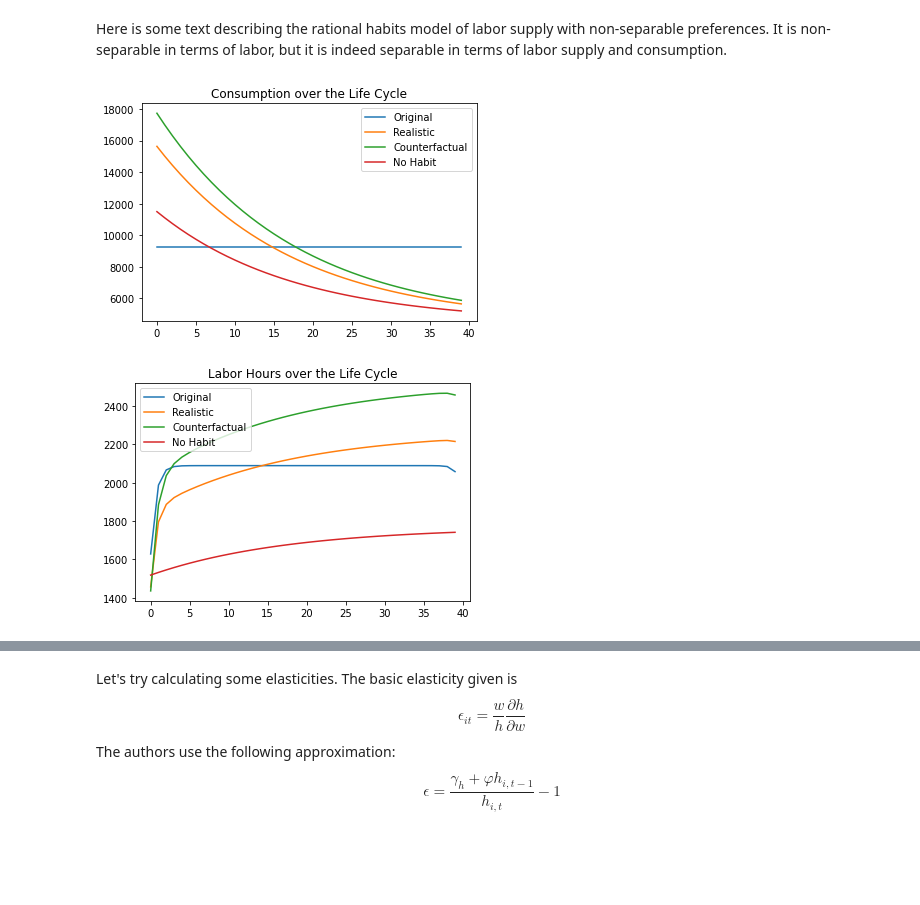
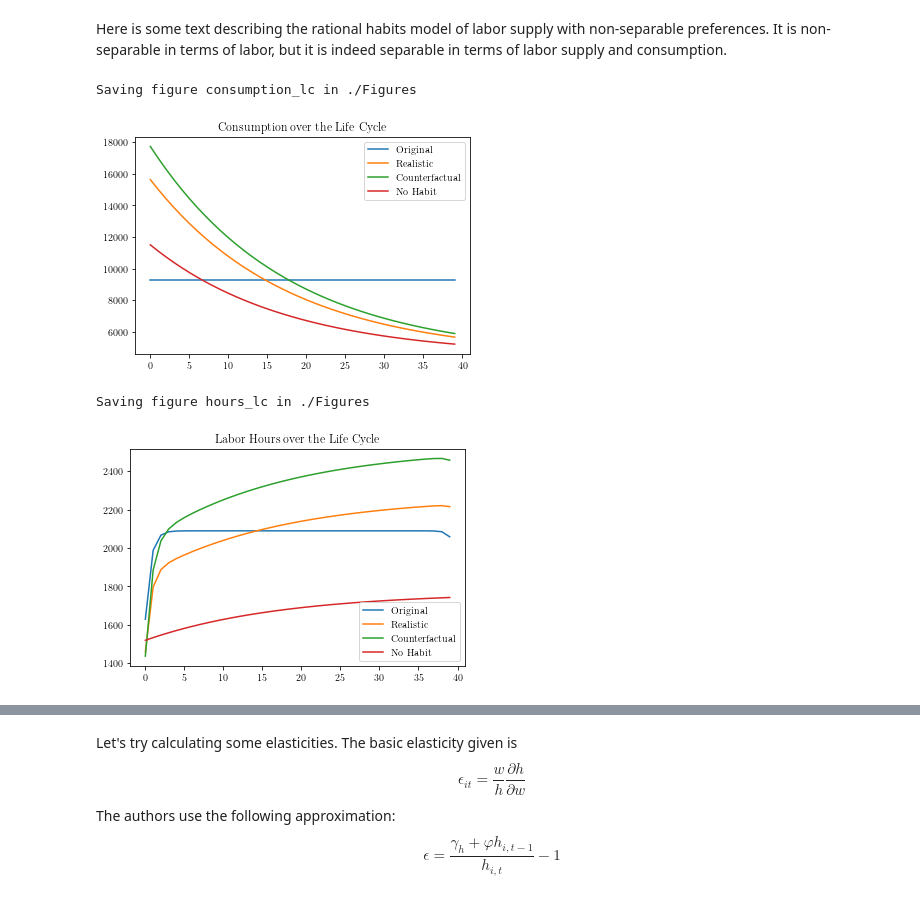
Before and after one commit to mmdrozd/CompMethods2021-DrozdMM, a Jupyter notebook: ProjectMMD.ipynb, the cells around one changed output, grey strips where cells are left out. Saved outputs shown, nothing was run; the diff lists cells and outputs as text; code cells hidden in the pictures; blank space fills up the shorter version.

Commit message:
Uses makeFig to save figures

```diff
--- a/ProjectMMD.ipynb
+++ b/ProjectMMD.ipynb
@@ -4,6 +4,41 @@
 import matplotlib.pyplot as plt
 import numpy as np
 import pandas as pd
+# %%
+# Import required HARK tools
+from HARK import __version__ as HARKversion
+from HARK.utilities import (
+    plot_funcs, find_gui, make_figs, determine_platform,
+    test_latex_installation, setup_latex_env_notebook)
+#from HARK.ConsumptionSaving.ConsIndShockModel import (
+#    PerfForesightConsumerType, IndShockConsumerType, init_perfect_foresight, init_idiosyncratic_shocks)
+
+
+# Whether to save the figures to Figures_dir
+saveFigs = True
+
+# Whether to draw the figures
+drawFigs = True
+
+pf = determine_platform() # latex checking depends on platform
+try: # test whether latex is installed on command line
+    latexExists = test_latex_installation(pf)
+except ImportError:  # windows and MacOS requires manual latex install
+    latexExists = False
+
+setup_latex_env_notebook(pf, latexExists)
+
+# check if GUI is present; if not then switch drawFigs to False and force saveFigs to be True
+if not find_gui():
+    drawFigs, saveFigs = False, True
+
+# Font sizes for figures
+fssml, fsmid, fsbig = 18, 22, 26
+
+def makeFig(figure_name, target_dir="./Figures"):
+    print('')
+    make_figs(figure_name, saveFigs, drawFigs, target_dir)
+    print('')
 # %% [markdown]
 Here is some text describing the rational habits model of labor supply with non-separable preferences. It is non-separable in terms of labor, but it is indeed separable in terms of labor supply and consumption.
 # %%
@@ -120,22 +155,26 @@ plt.plot(c3, label='Counterfactual')
 plt.plot(c4, label='No Habit')
 plt.legend()
 plt.title('Consumption over the Life Cycle')
-plt.savefig('Figures/consumption_lc.png', dpi=600)
+#plt.savefig('Figures/consumption_lc.png', dpi=600)
 #plt.show()
+makeFig('consumption_lc')
 # %% [output]
+Saving figure consumption_lc in ./Figures
-[figure, old version]
+[figure, new version]
 # %%
 plt.figure()
 plt.plot(h, label='Original')
 plt.plot(h2, label='Realistic')
 plt.plot(h3, label='Counterfactual')
 plt.plot(h4, label='No Habit')
 plt.legend()
 plt.title('Labor Hours over the Life Cycle')
-plt.savefig('Figures/hours_lc.png', dpi=600)
+#plt.savefig('Figures/hours_lc.png', dpi=600)
 #plt.show()
+makeFig('hours_lc')
 # %% [output]
+Saving figure hours_lc in ./Figures
-[figure, old version]
+[figure, new version]
 # %%
 plt.figure()
 plt.plot(b, label='Original')
```
Also changed, not shown: parts of 4 cells of this notebook, 19 other files.
